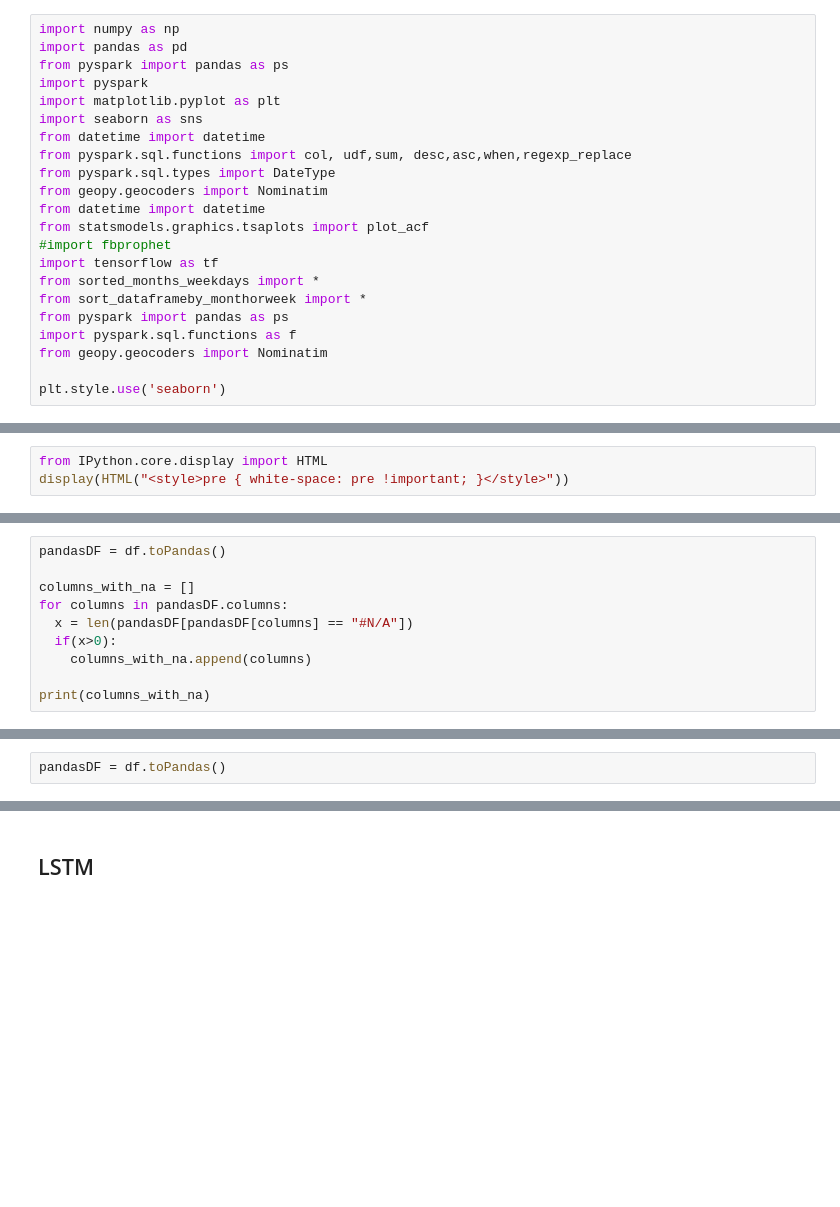
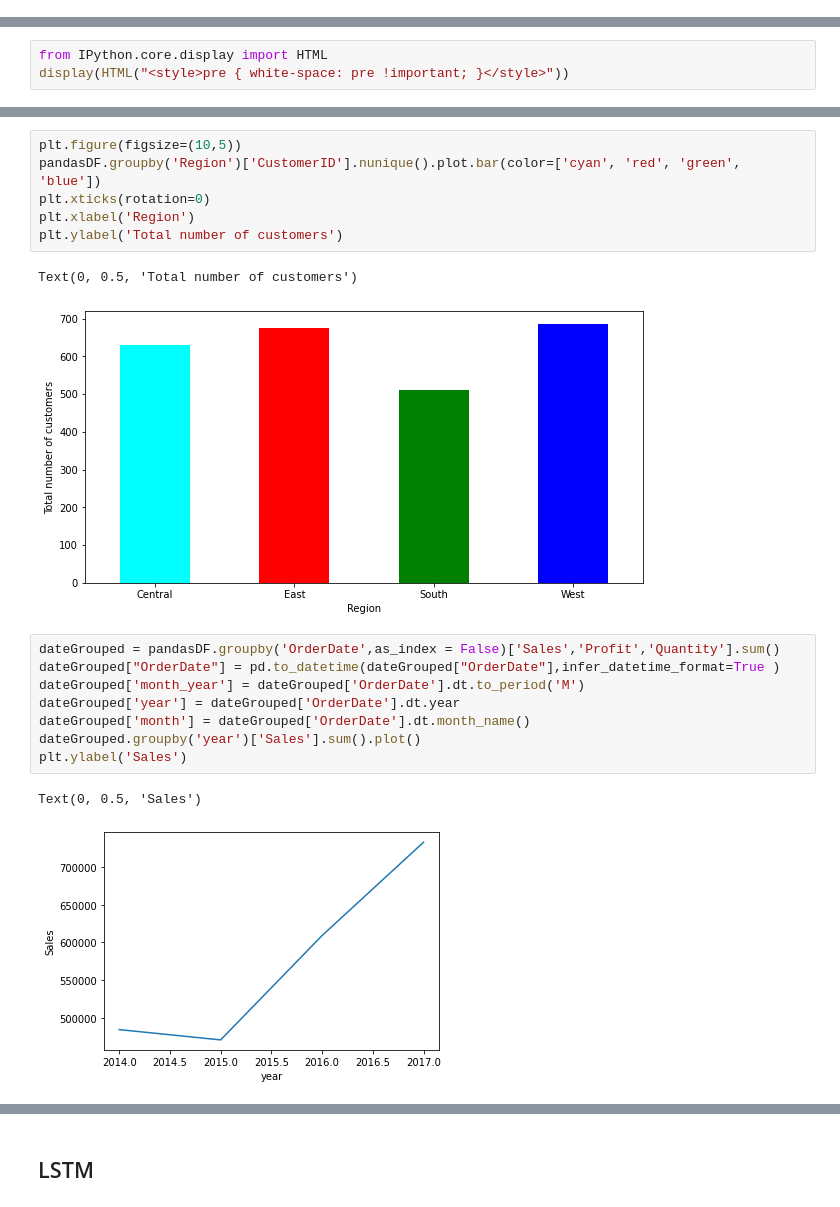
Before and after one commit to munsif246/Sales-Forecasting, a Jupyter notebook: Weekly-Sales-Forecasting.ipynb, the cells around one changed output, grey strips where cells are left out. Saved outputs shown, nothing was run; the diff lists cells and outputs as text; blank space fills up the shorter version.

```diff
--- a/Weekly-Sales-Forecasting.ipynb
+++ b/Weekly-Sales-Forecasting.ipynb
@@ -68,22 +17,0 @@ Successfully installed cmdstanpy-0.9.5 fbprophet-0.7.1
-# %%
-import numpy as np
-import pandas as pd
-from pyspark import pandas as ps
-import pyspark
-import matplotlib.pyplot as plt
-import seaborn as sns
-from datetime import datetime
-from pyspark.sql.functions import col, udf,sum, desc,asc,when,regexp_replace
-from pyspark.sql.types import DateType
-from geopy.geocoders import Nominatim
-from datetime import datetime
-from statsmodels.graphics.tsaplots import plot_acf
-#import fbprophet
-import tensorflow as tf
-from sorted_months_weekdays import *
-from sort_dataframeby_monthorweek import *
-from pyspark import pandas as ps
-import pyspark.sql.functions as f
-from geopy.geocoders import Nominatim
-
-plt.style.use('seaborn')
@@ -187,10 +196,0 @@ df.select([F.count(F.when(F.isnull(c), c)).alias(c) for c in df.columns]).show()
-# %%
-pandasDF = df.toPandas()
-
-columns_with_na = []
-for columns in pandasDF.columns:
-  x = len(pandasDF[pandasDF[columns] == "#N/A"])
-  if(x>0):
-    columns_with_na.append(columns)
-
-print(columns_with_na)
@@ -317,2 +196,0 @@ fig.show()
-# %%
-pandasDF = df.toPandas()
@@ -629,0 +237,20 @@ only showing top 20 rows
+# %%
+plt.figure(figsize=(10,5))
+pandasDF.groupby('Region')['CustomerID'].nunique().plot.bar(color=['cyan', 'red', 'green', 'blue'])
+plt.xticks(rotation=0)
+plt.xlabel('Region')
+plt.ylabel('Total number of customers')
+# %% [output]
+Text(0, 0.5, 'Total number of customers')
+[figure, added]
+# %%
+dateGrouped = pandasDF.groupby('OrderDate',as_index = False)['Sales','Profit','Quantity'].sum()
+dateGrouped["OrderDate"] = pd.to_datetime(dateGrouped["OrderDate"],infer_datetime_format=True )
+dateGrouped['month_year'] = dateGrouped['OrderDate'].dt.to_period('M')
+dateGrouped['year'] = dateGrouped['OrderDate'].dt.year
+dateGrouped['month'] = dateGrouped['OrderDate'].dt.month_name()
+dateGrouped.groupby('year')['Sales'].sum().plot()
+plt.ylabel('Sales')
+# %% [output]
+Text(0, 0.5, 'Sales')
+[figure, added]
```
Also changed, not shown: parts of 130 cells of this notebook.
